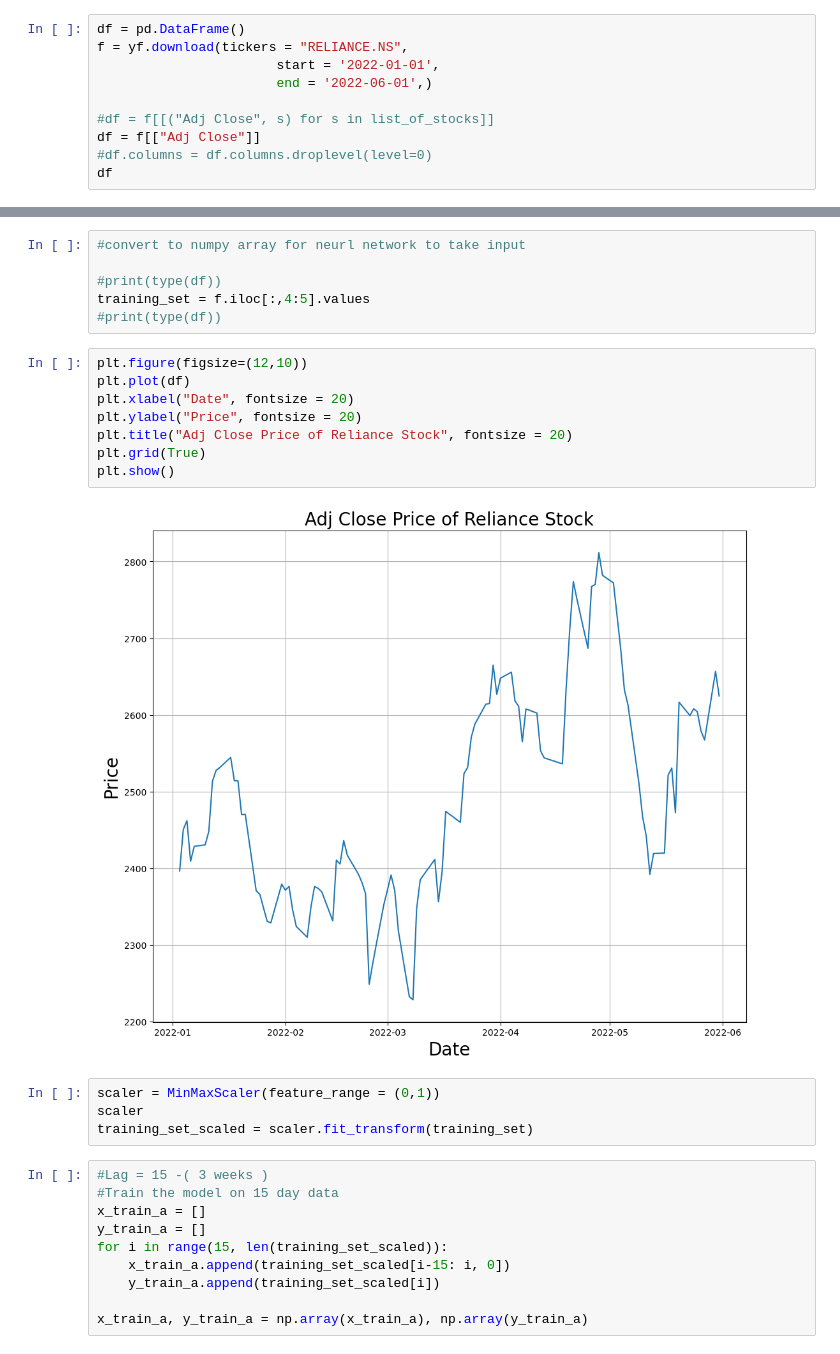
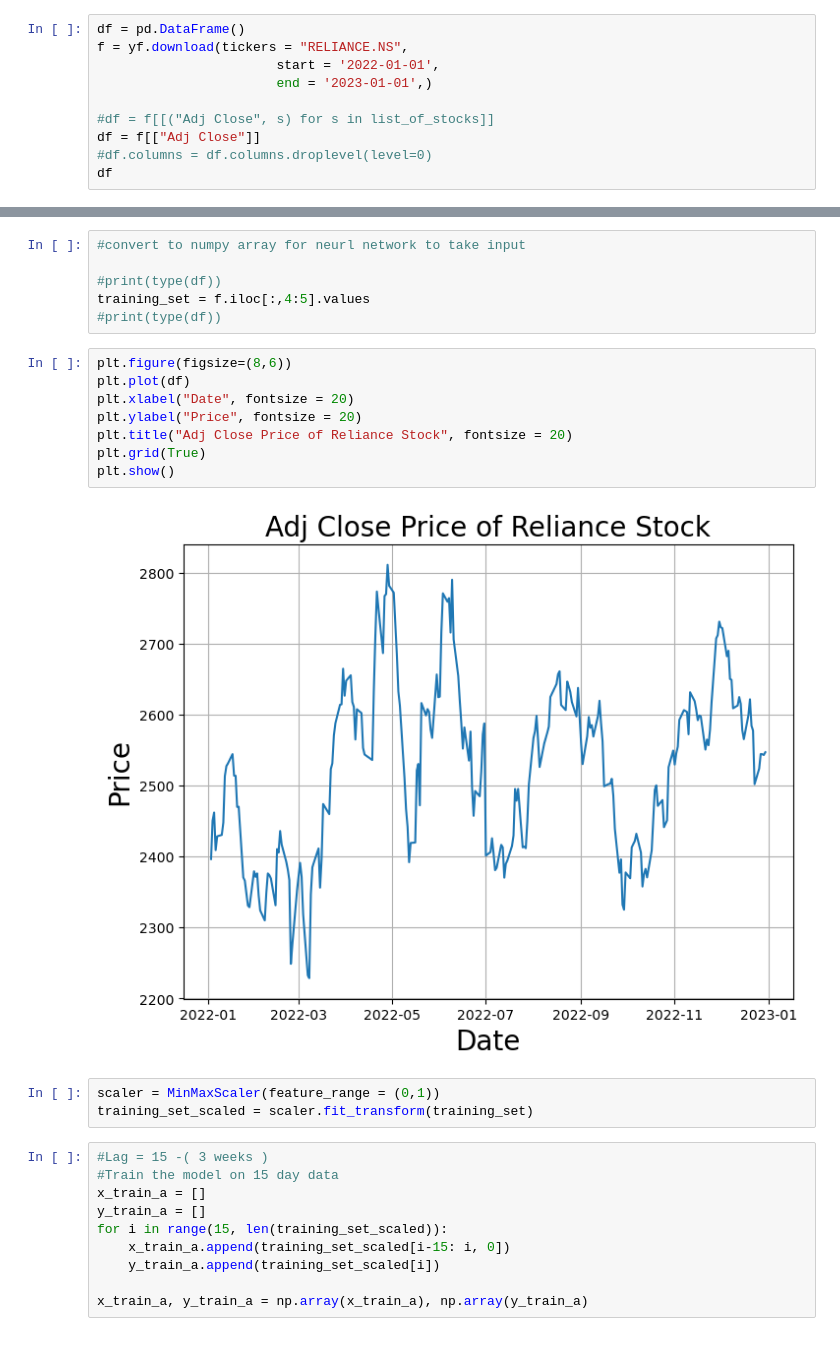
Before and after one commit to Snehbhandari/Thesis-Work, a Jupyter notebook: Code/weight_extraction_file1-Copy1-Graphs-Correcting Modularity Code - 3 layers - 50 neurons.ipynb, the cells around one changed output, grey strips where cells are left out. Drawn from its saved outputs; the diff is of its cells as text.

```diff
--- a/Code/weight_extraction_file1-Copy1-Graphs-Correcting Modularity Code - 3 layers - 50 neurons.ipynb
+++ b/Code/weight_extraction_file1-Copy1-Graphs-Correcting Modularity Code - 3 layers - 50 neurons.ipynb
@@ -16,7 +16,7 @@ import networkx as nx
 df = pd.DataFrame()
 f = yf.download(tickers = "RELIANCE.NS",
                        start = '2022-01-01',
-                       end = '2022-06-01',)
+                       end = '2023-01-01',)
 
 #df = f[[("Adj Close", s) for s in list_of_stocks]]
 df = f[["Adj Close"]]
@@ -45,18 +45,17 @@ df
 training_set = f.iloc[:,4:5].values
 #print(type(df))
 # %%
-plt.figure(figsize=(12,10))
+plt.figure(figsize=(8,6))
 plt.plot(df)
 plt.xlabel("Date", fontsize = 20)
 plt.ylabel("Price", fontsize = 20)
 plt.title("Adj Close Price of Reliance Stock", fontsize = 20)
 plt.grid(True)
 plt.show()
 # %% [output]
-[figure, old version]
+[figure, new version]
 # %%
 scaler = MinMaxScaler(feature_range = (0,1))
-scaler
 training_set_scaled = scaler.fit_transform(training_set)
 # %%
 #Lag = 15 -( 3 weeks )
```
Also changed, not shown: parts of 19 cells of this notebook.
